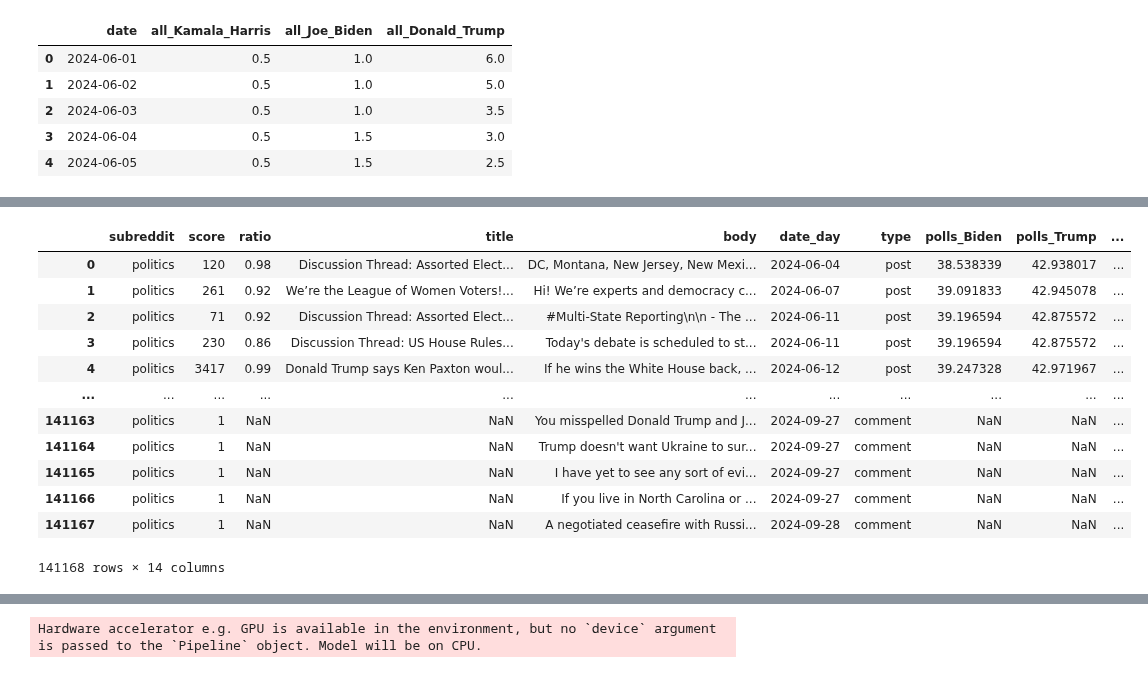
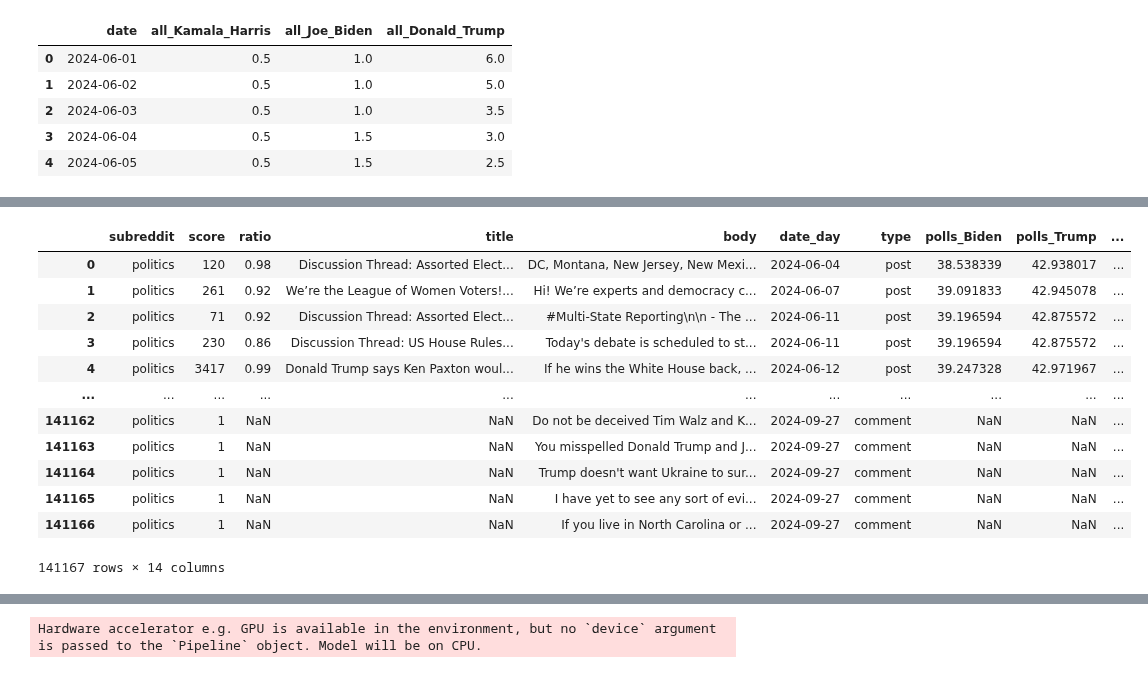
Before and after one commit to bnvulpe/votecore, a Jupyter notebook: scripts/dataset_creation.ipynb, the cells around one changed output, grey strips where cells are left out. Drawn from its saved outputs; the diff is of its cells as text; code cells hidden in the pictures.

```diff
--- a/scripts/dataset_creation.ipynb
+++ b/scripts/dataset_creation.ipynb
@@ -297,25 +297,25 @@ json_data = json.load(open(os.path.join(output_dir, "full_dataset.json")))
 # %%
 # json to df where column title is NaN show as ' '
 import pandas as pd
 df = pd.DataFrame(json_data)
 
 # drop columns name, datetime, post_id, id, parent
 df.drop(columns=["name", "datetime", "post_id", "id", "parent"], inplace=True)
+
+# filter by date_day if day being <= 2024-09-27
+df = df[df["date_day"] <= "2024-09-27"]
 df
-
-# filter by date_day with day being 2024-09-27
-#df[df["date_day"] == "2024-09-27"]
 # %% [output]
 |  | subreddit | score | ratio | title | body | date_day | type | polls_Biden | polls_Trump | ... |
 | 0 | politics | 120 | 0.98 | Discussion Thread: Assorted Elect... | DC, Montana, New Jersey, New Mexi... | 2024-06-04 | post | 38.538339 | 42.938017 | ... |
 | 1 | politics | 261 | 0.92 | We’re the League of Women Voters!... | Hi! We’re experts and democracy c... | 2024-06-07 | post | 39.091833 | 42.945078 | ... |
 | 2 | politics | 71 | 0.92 | Discussion Thread: Assorted Elect... | #Multi-State Reporting\n\n - The ... | 2024-06-11 | post | 39.196594 | 42.875572 | ... |
 | 3 | politics | 230 | 0.86 | Discussion Thread: US House Rules... | Today's debate is scheduled to st... | 2024-06-11 | post | 39.196594 | 42.875572 | ... |
 | 4 | politics | 3417 | 0.99 | Donald Trump says Ken Paxton woul... | If he wins the White House back, ... | 2024-06-12 | post | 39.247328 | 42.971967 | ... |
 | ... | ... | ... | ... | ... | ... | ... | ... | ... | ... | ... |
+| 141162 | politics | 1 | NaN | NaN | Do not be deceived Tim Walz and K... | 2024-09-27 | comment | NaN | NaN | ... |
 | 141163 | politics | 1 | NaN | NaN | You misspelled Donald Trump and J... | 2024-09-27 | comment | NaN | NaN | ... |
 | 141164 | politics | 1 | NaN | NaN | Trump doesn't want Ukraine to sur... | 2024-09-27 | comment | NaN | NaN | ... |
 | 141165 | politics | 1 | NaN | NaN | I have yet to see any sort of evi... | 2024-09-27 | comment | NaN | NaN | ... |
 | 141166 | politics | 1 | NaN | NaN | If you live in North Carolina or ... | 2024-09-27 | comment | NaN | NaN | ... |
-| 141167 | politics | 1 | NaN | NaN | A negotiated ceasefire with Russi... | 2024-09-28 | comment | NaN | NaN | ... |
-141168 rows × 14 columns
+141167 rows × 14 columns
```
Also changed, not shown: parts of 4 cells of this notebook.
